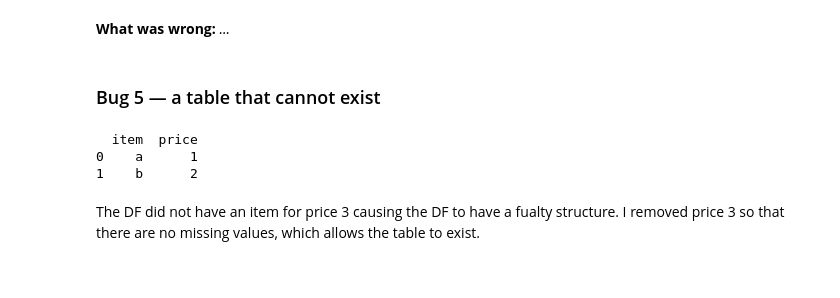
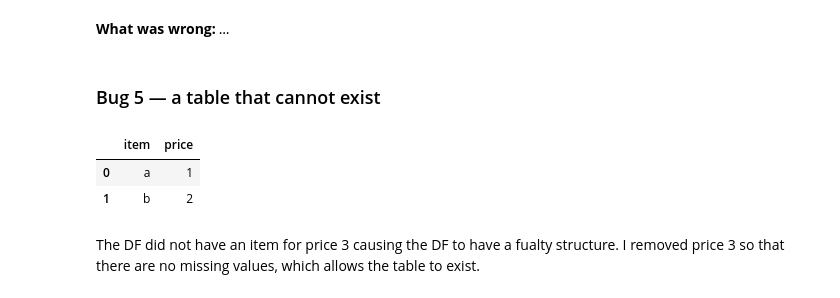
Before and after one commit to ParkerC12345/ds2002-fa26, a Jupyter notebook: notebooks/01-foundations/2026-09-04 — Submission Drill and Fix a Broken Notebook — Lab.ipynb, the cells around one changed output. Drawn from its saved outputs; the diff is of its cells as text; code cells hidden in the pictures.

```diff
--- a/notebooks/01-foundations/2026-09-04 — Submission Drill and Fix a Broken Notebook — Lab.ipynb
+++ b/notebooks/01-foundations/2026-09-04 — Submission Drill and Fix a Broken Notebook — Lab.ipynb
@@ -93,12 +95,12 @@ The original equation was simply dividing the sum by 2 and did not take the aver
 # %%
 import pandas as pd
 
 df = pd.DataFrame({'item': ['a', 'b'], 'price': [1, 2]})
-print(df)
+df
 # %% [output]
-  item  price
-0    a      1
-1    b      2
+|  | item | price |
+| 0 | a | 1 |
+| 1 | b | 2 |
 # %% [markdown]
 The DF did not have an item for price 3 causing the DF to have a fualty structure. I removed price 3 so that there are no missing values, which allows the table to exist.
 # %% [markdown]
```
Also changed, not shown: parts of 9 cells of this notebook.
